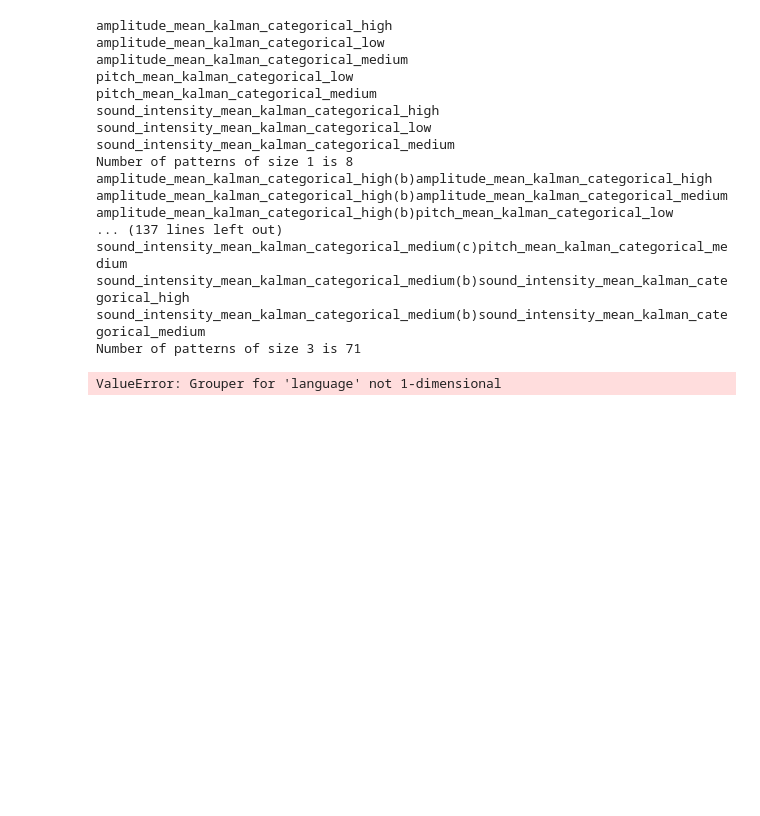
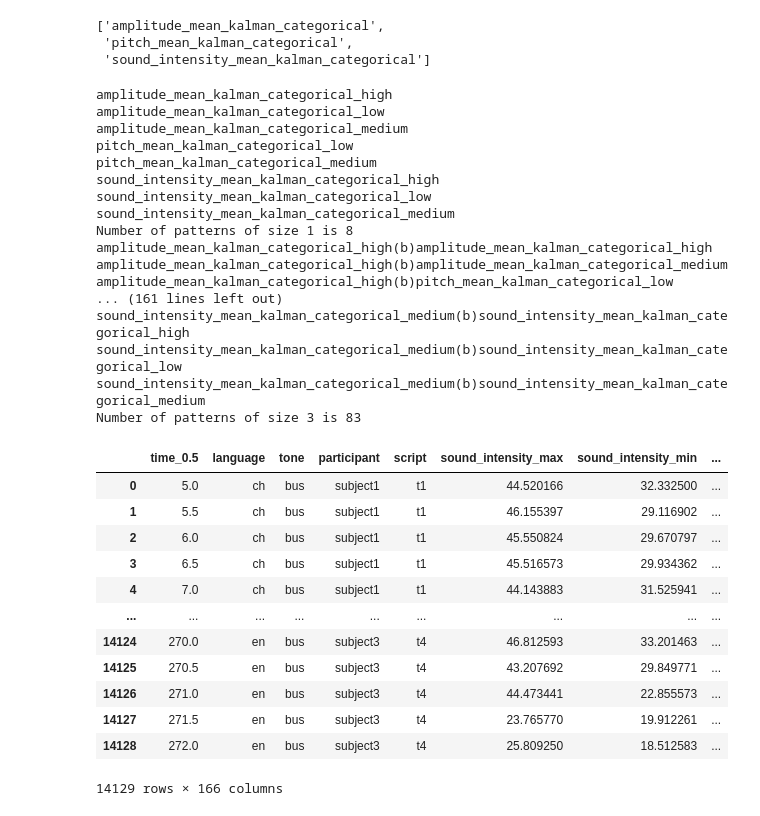
Before and after one commit to thingavu/ML4QS_Group125, a Jupyter notebook: Chapter4/categorical_on_trail.ipynb, the cells around one changed output. Saved outputs shown, nothing was run; the diff lists cells and outputs as text; code cells hidden in the pictures; blank space fills up the shorter version.

```diff
--- a/Chapter4/categorical_on_trail.ipynb
+++ b/Chapter4/categorical_on_trail.ipynb
@@ -4,7 +4,7 @@ from TemporalAbstraction import CategoricalAbstraction
 from sklearn.cluster import KMeans
 import numpy as np
 # %%
-file_path = '/Users/macbookair/Desktop/ML4QS_Group125/data_w_features_ver2/data_w_fourier_and_autocorr_0.5.csv'
+file_path = '/Users/nag/study/vu_ms_ai/ml4qs/ML4QS_Group125/data_w_features_ver2/data_w_fourier_and_autocorr_0.5.csv'
 data = pd.read_csv(file_path)
 # %%
 # Identify columns of interest
@@ -29,17 +26,5 @@ def categorize_feature(data, n_clusters=3):
     return data
-# %%
-# Group the data by language, tone, participant, and script
-grouped_data = data.groupby(['language', 'tone', 'participant', 'script'])
-
-# Define a function to process each group
-def process_group(group):
-    # Remove the first 10 rows of the group
-    group = group.iloc[3:]
-    return group
-
-# Apply the process_group function to each group and reset the index
-processed_data = grouped_data.apply(categorize_feature).reset_index(drop=True)
-
-# Merge the processed data back into the original data
-data = pd.concat([data[['language', 'tone', 'participant', 'script']], processed_data], axis=1)
+# %%
+for feature in columns_of_interest:
+    data = categorize_feature(data, feature)
 # %%
@@ -74,12 +58,18 @@ data.to_csv('/Users/macbookair/Desktop/ML4QS_Group125/data_w_features_ver2/data_
 # One-hot encode the categorical columns
 categorical_cols = [f'{feature}_categorical' for feature in columns_of_interest]
 data = pd.get_dummies(data, columns=categorical_cols, prefix=categorical_cols)
+# %%
+categorical_cols
+# %% [output]
+['amplitude_mean_kalman_categorical',
+ 'pitch_mean_kalman_categorical',
+ 'sound_intensity_mean_kalman_categorical']
 # %%
 # Define parameters for the CategoricalAbstraction
 cols = [col for col in data.columns if 'categorical' in col]
 match = ['exact' for _ in cols]
 min_support = 0.1
-window_size = 3
+window_size = 10
 max_pattern_size = 3
 
 # Instantiate the CategoricalAbstraction class
@@ -87,14 +77,14 @@ ca = CategoricalAbstraction()
 
 # Perform the temporal abstraction on the categorical data
 abstracted_data = ca.abstract_categorical(data, cols, match, min_support, window_size, max_pattern_size)
-abstracted_data = data.groupby(['language', 'tone', 'participant', 'script'])
+# Define a function to process each group
+def process_group(group):
+    # Remove the first 10 rows of the group
+    group = group.iloc[10:]
+    return group
 
-
-# Save the resulting dataset with abstracted patterns
-output_path = '/Users/macbookair/Desktop/ML4QS_Group125/data_w_features_ver2/data_w_temporal_patterns.csv'
-abstracted_data.to_csv(output_path, index=False)
-
-abstracted_data.head()
+# Apply the process_group function to each group and reset the index
+processed_data = abstracted_data.apply(process_group).reset_index(drop=True)
 # %% [output]
 amplitude_mean_kalman_categorical_high
 amplitude_mean_kalman_categorical_low
@@ -108,9 +98,24 @@ Number of patterns of size 1 is 8
 amplitude_mean_kalman_categorical_high(b)amplitude_mean_kalman_categorical_high
 amplitude_mean_kalman_categorical_high(b)amplitude_mean_kalman_categorical_medium
 amplitude_mean_kalman_categorical_high(b)pitch_mean_kalman_categorical_low
-... (137 lines left out)
-sound_intensity_mean_kalman_categorical_medium(c)pitch_mean_kalman_categorical_medium
+... (161 lines left out)
 sound_intensity_mean_kalman_categorical_medium(b)sound_intensity_mean_kalman_categorical_high
+sound_intensity_mean_kalman_categorical_medium(b)sound_intensity_mean_kalman_categorical_low
 sound_intensity_mean_kalman_categorical_medium(b)sound_intensity_mean_kalman_categorical_medium
-Number of patterns of size 3 is 71
+Number of patterns of size 3 is 83
-ValueError: Grouper for 'language' not 1-dimensional
+# %%
+processed_data
+# %% [output]
+|  | time_0.5 | language | tone | participant | script | sound_intensity_max | sound_intensity_min | ... |
+| 0 | 5.0 | ch | bus | subject1 | t1 | 44.520166 | 32.332500 | ... |
+| 1 | 5.5 | ch | bus | subject1 | t1 | 46.155397 | 29.116902 | ... |
+| 2 | 6.0 | ch | bus | subject1 | t1 | 45.550824 | 29.670797 | ... |
+| 3 | 6.5 | ch | bus | subject1 | t1 | 45.516573 | 29.934362 | ... |
+| 4 | 7.0 | ch | bus | subject1 | t1 | 44.143883 | 31.525941 | ... |
+| ... | ... | ... | ... | ... | ... | ... | ... | ... |
+| 14124 | 270.0 | en | bus | subject3 | t4 | 46.812593 | 33.201463 | ... |
+| 14125 | 270.5 | en | bus | subject3 | t4 | 43.207692 | 29.849771 | ... |
+| 14126 | 271.0 | en | bus | subject3 | t4 | 44.473441 | 22.855573 | ... |
+| 14127 | 271.5 | en | bus | subject3 | t4 | 23.765770 | 19.912261 | ... |
+| 14128 | 272.0 | en | bus | subject3 | t4 | 25.809250 | 18.512583 | ... |
+14129 rows × 166 columns
```
Also changed, not shown: parts of 5 cells of this notebook, 5 other files.
